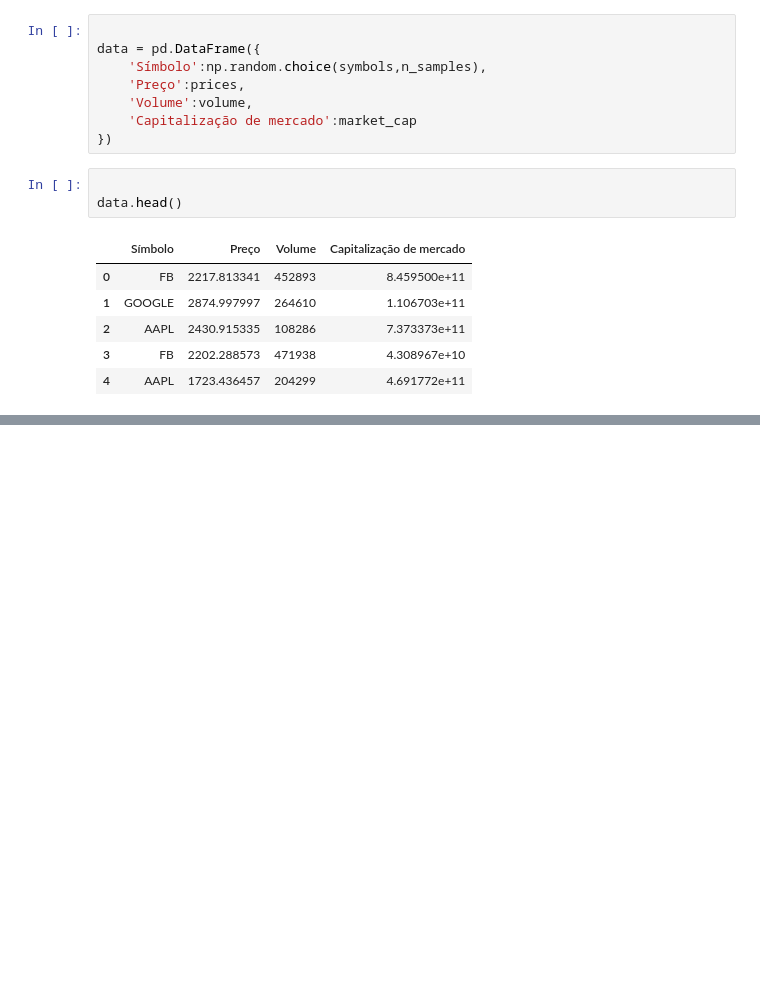
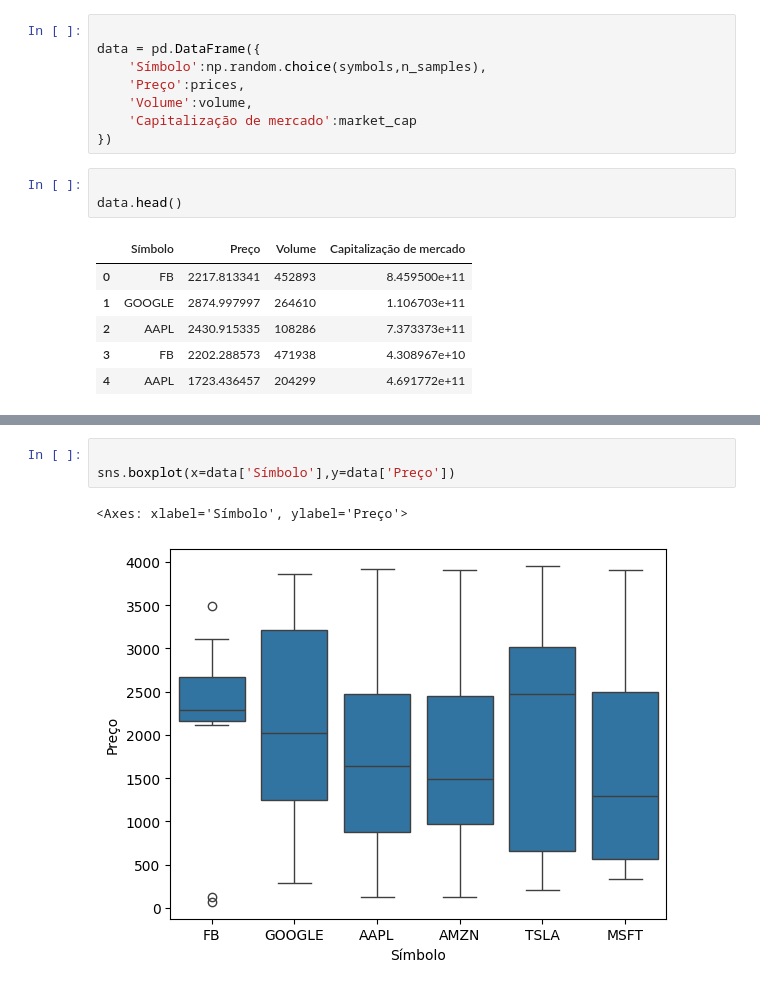
Before and after one commit to LucasSantino/c-digo_IABD_2024, a Jupyter notebook: Aula16_exercicio_para_somativa/codigo2.ipynb, the cells around one changed output, grey strips where cells are left out. Cells and saved outputs as stored; diff of their text form; blank space fills up the shorter version.

```diff
--- a/Aula16_exercicio_para_somativa/codigo2.ipynb
+++ b/Aula16_exercicio_para_somativa/codigo2.ipynb
@@ -41,0 +76,6 @@ features = data_n[['Preco', 'volume', 'Capitalização do mercado']]
+# %%
+
+sns.boxplot(x=data['Símbolo'],y=data['Preço'])
+# %% [output]
+<Axes: xlabel='Símbolo', ylabel='Preço'>
+[figure, added]
```
Also changed, not shown: parts of 4 cells of this notebook.
